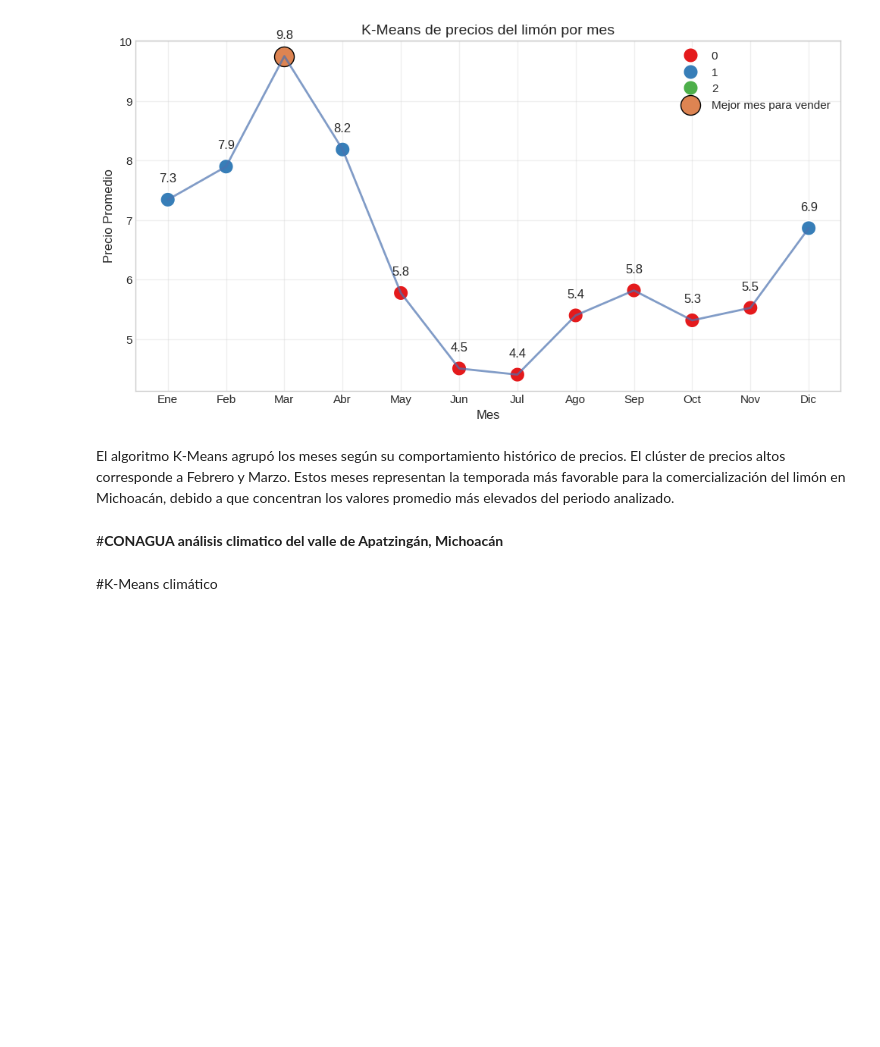
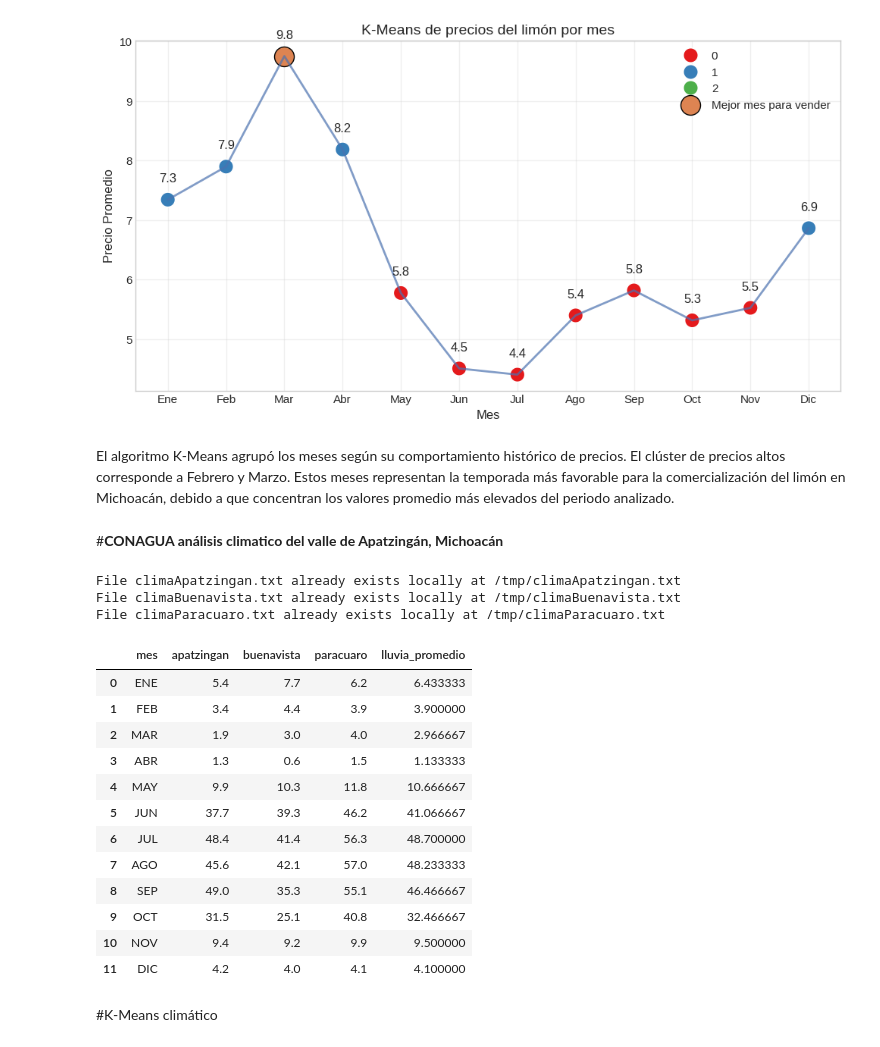
Before and after one commit to allmore0/pp_501, a Jupyter notebook: Proyecto_semestre_5.ipynb, the cells around one changed output. Saved outputs shown, nothing was run; the diff lists cells and outputs as text; code cells hidden in the pictures; blank space fills up the shorter version.

```diff
--- a/Proyecto_semestre_5.ipynb
+++ b/Proyecto_semestre_5.ipynb
@@ -1157,6 +1172,30 @@ El algoritmo K-Means agrupó los meses según su comportamiento histórico de pr
 # %% [markdown]
 #**CONAGUA análisis climatico del valle de Apatzingán, Michoacán**
 # %%
+GITHUB_URL = 'https://raw.githubusercontent.com/allmore0/pp_501/main/'
+
+def _get_file_path(filename):
+    """Downloads a file from GITHUB_URL if it doesn't exist locally and returns its path."""
+    local_path = os.path.join('/tmp', filename)
+
+    if not os.path.exists(local_path):
+        full_url = GITHUB_URL + filename
+        print(f"Downloading {filename} from {full_url}...")
+        try:
+            response = requests.get(full_url, stream=True)
+            response.raise_for_status() # Raise an exception for HTTP errors
+            with open(local_path, 'wb') as f:
+                for chunk in response.iter_content(chunk_size=8192):
+                    f.write(chunk)
+            print(f"Successfully downloaded {filename} to {local_path}")
+        except requests.exceptions.RequestException as e:
+            print(f"Error downloading {filename}: {e}")
+            # Fallback to direct URL if download fails (if the original function can handle URLs)
+            return full_url
+    else:
+        print(f"File {filename} already exists locally at {local_path}")
+    return local_path
+
 def extraer_lluvia_media(ruta):
 
     meses = ["ENE","FEB","MAR","ABR","MAY","JUN",
@@ -1188,38 +1227,63 @@ def extraer_lluvia_media(ruta):
                         datos.append([m,float(v)])
                     except:
                         pass
 
             break
 
     return pd.DataFrame(
         datos,
         columns=["mes","lluvia"]
     )
-    apatzingan = extraer_lluvia_media(
-    "climaApatzingan.txt"
+
+# Use _get_file_path to get the actual file paths
+apatzingan_path = _get_file_path("climaApatzingan.txt")
+buenavista_path = _get_file_path("climaBuenavista.txt")
+paracuaro_path = _get_file_path("climaParacuaro.txt")
+
+apatzingan = extraer_lluvia_media(
+    apatzingan_path
 )
 
 buenavista = extraer_lluvia_media(
-    "climaBuenavista.txt"
+    buenavista_path
 )
 
 paracuaro = extraer_lluvia_media(
-    "climaParacuaro.txt"
+    paracuaro_path
 )
-lima = pd.DataFrame()
+
+# Initialize 'clima' DataFrame
+clima = pd.DataFrame()
 
 clima["mes"] = apatzingan["mes"]
 
 clima["apatzingan"] = apatzingan["lluvia"]
 clima["buenavista"] = buenavista["lluvia"]
 clima["paracuaro"] = paracuaro["lluvia"]
 
 clima["lluvia_promedio"] = clima[
     ["apatzingan",
      "buenavista",
      "paracuaro"]
 ].mean(axis=1)
 clima
+# %% [output]
+File climaApatzingan.txt already exists locally at /tmp/climaApatzingan.txt
+File climaBuenavista.txt already exists locally at /tmp/climaBuenavista.txt
+File climaParacuaro.txt already exists locally at /tmp/climaParacuaro.txt
+|  | mes | apatzingan | buenavista | paracuaro | lluvia_promedio |
+| 0 | ENE | 5.4 | 7.7 | 6.2 | 6.433333 |
+| 1 | FEB | 3.4 | 4.4 | 3.9 | 3.900000 |
+| 2 | MAR | 1.9 | 3.0 | 4.0 | 2.966667 |
+| 3 | ABR | 1.3 | 0.6 | 1.5 | 1.133333 |
+| 4 | MAY | 9.9 | 10.3 | 11.8 | 10.666667 |
+| 5 | JUN | 37.7 | 39.3 | 46.2 | 41.066667 |
+| 6 | JUL | 48.4 | 41.4 | 56.3 | 48.700000 |
+| 7 | AGO | 45.6 | 42.1 | 57.0 | 48.233333 |
+| 8 | SEP | 49.0 | 35.3 | 55.1 | 46.466667 |
+| 9 | OCT | 31.5 | 25.1 | 40.8 | 32.466667 |
+| 10 | NOV | 9.4 | 9.2 | 9.9 | 9.500000 |
+| 11 | DIC | 4.2 | 4.0 | 4.1 | 4.100000 |
 # %% [markdown]
 #K-Means climático
 # %%
```
Also changed, not shown: parts of 5 cells of this notebook.
